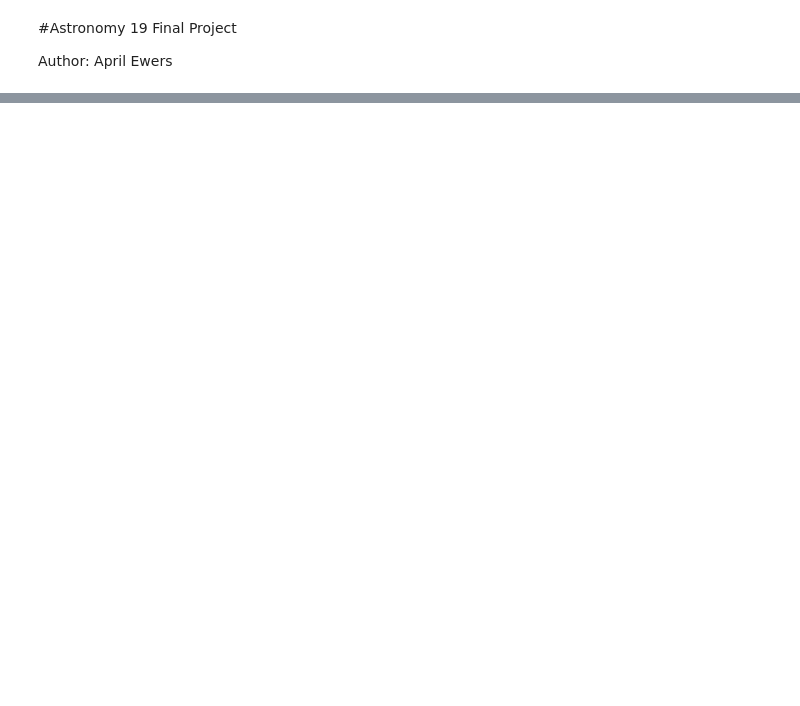
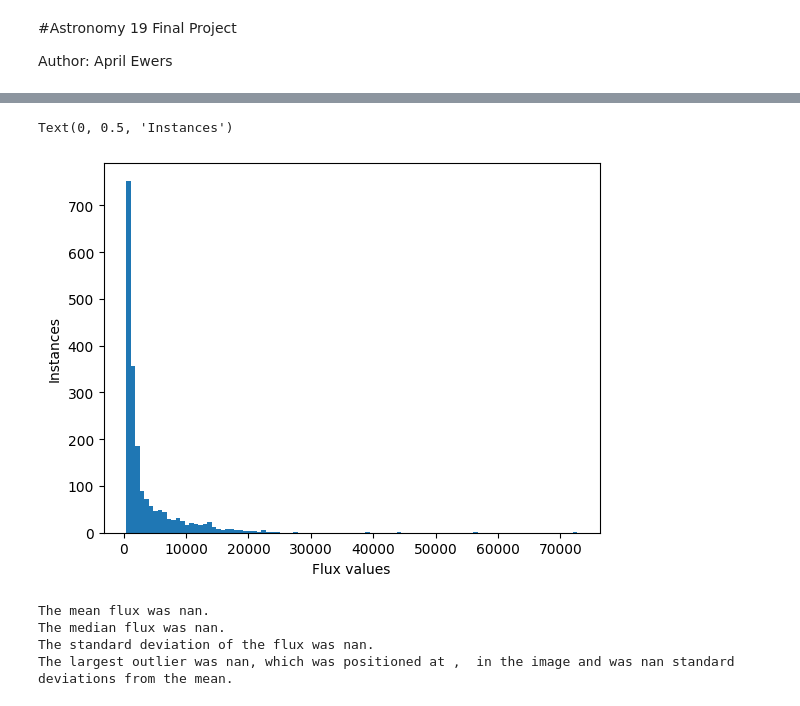
Before and after one commit to TechnoPangolin/ASTR-19-2-FINALPROJ, a Jupyter notebook: ASTR-19-2-FINAL.ipynb, the cells around one changed output, grey strips where cells are left out. Saved outputs shown, nothing was run; the diff lists cells and outputs as text; code cells hidden in the pictures; blank space fills up the shorter version.

```diff
--- a/ASTR-19-2-FINAL.ipynb
+++ b/ASTR-19-2-FINAL.ipynb
@@ -45,0 +75,21 @@ plt.savefig('./imgsDemo/jw02731-o001_t017_nircam_clear-f090w_i2d_noise.png', for
+# %%
+flux, fluxerr, flag = sep.sum_circle(data_sub, objects['x'], objects['y'], 5000, err=bkg.globalrms, gain=1.0)
+# %%
+f, ax = plt.subplots()
+
+ax.hist(flux, bins=100)
+ax.set_xlabel("Flux values")
+ax.set_ylabel("Instances")
+# %% [output]
+Text(0, 0.5, 'Instances')
+[figure, added]
+# %%
+print(f"The mean flux was {np.mean(flux)}.")
+print(f"The median flux was {np.median(flux)}.")
+print(f"The standard deviation of the flux was {np.std(flux)}.")
+print(f"The largest outlier was {flux.max()}, which was positioned at ,  in the image and was {flux.max() / np.std(flux)} standard deviations from the mean.")
+# %% [output]
+The mean flux was nan.
+The median flux was nan.
+The standard deviation of the flux was nan.
+The largest outlier was nan, which was positioned at ,  in the image and was nan standard deviations from the mean.
```
Also changed, not shown: parts of 9 cells of this notebook, 7 other files.
